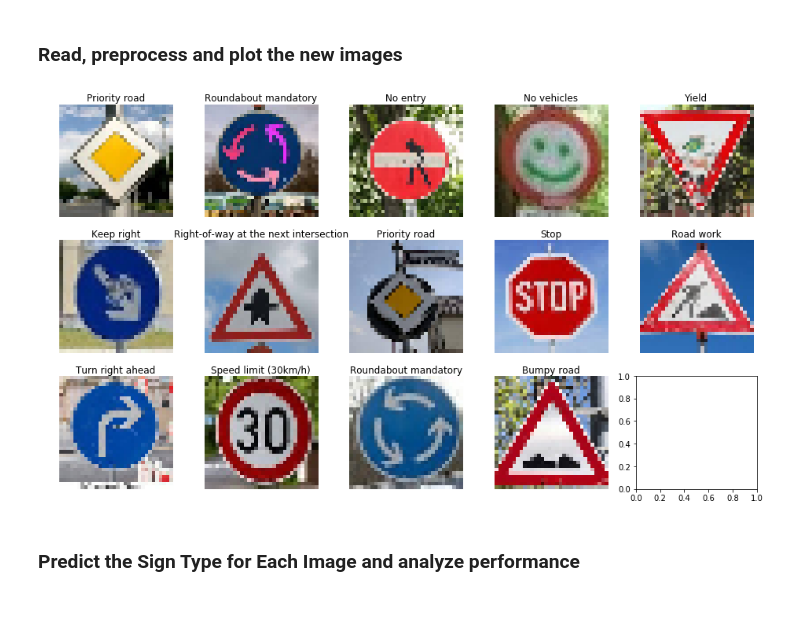
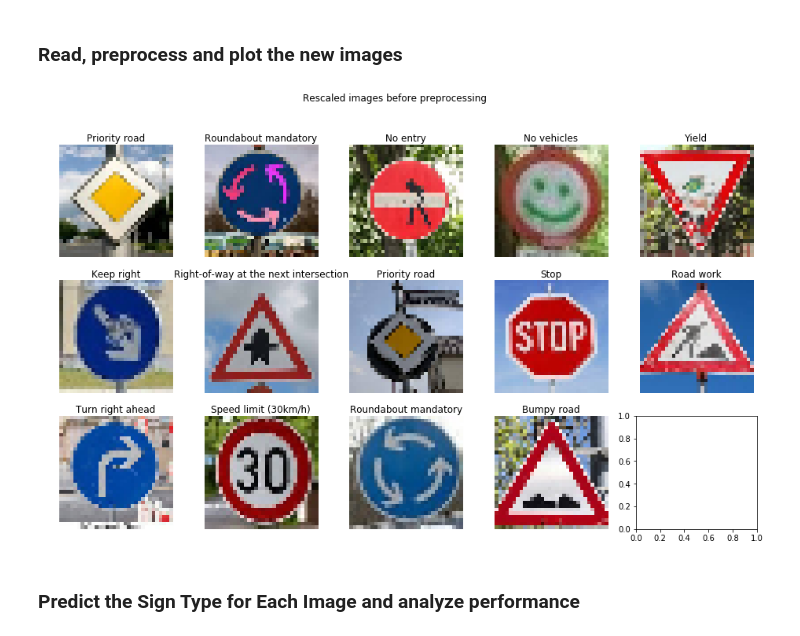
Before and after one commit to fstahl1/traffic-sign-classifier, a Jupyter notebook: Traffic_Sign_Classifier.ipynb, the cells around one changed output. Drawn from its saved outputs; the diff is of its cells as text; code cells hidden in the pictures; blank space fills up the shorter version.

```diff
--- a/Traffic_Sign_Classifier.ipynb
+++ b/Traffic_Sign_Classifier.ipynb
@@ -298,14 +298,18 @@ def x2gray(imgs):
 def norm_img(imgs):
     return np.add(imgs, -128)/128
 
-def preprocess(imgs):
+def preprocess(imgs, prepro_gray=True):
     imgs = norm_img(imgs)
-    imgs = x2gray(imgs)
+    if prepro_gray:
+        imgs = x2gray(imgs)
     return imgs
 # %% [markdown]
 #### Function application
 # %%
-X_train_prepro = preprocess(X_train_aug)
-X_valid_prepro = preprocess(X_valid)
-X_test_prepro = preprocess(X_test)
+# Determines if preprocessing includes grayscaling
+prepro_gray = True
+
+X_train_prepro = preprocess(X_train_aug, prepro_gray)
+X_valid_prepro = preprocess(X_valid, prepro_gray)
+X_test_prepro = preprocess(X_test, prepro_gray)
 # %%
@@ -675,32 +685,34 @@ You may find `signnames.csv` useful as it contains mappings from the class id (i
 # %%
 import os
 
 X_new_test = []
 path = './traffic_sign_images/'
 
 img_names = sorted(os.listdir(path))
 n_imgs = len(img_names)
 
 
 X_test_new = np.zeros([len(img_names), 32, 32, 3], dtype=np.uint8)
 y_test_new = np.array([12, 40, 17, 15, 13, 38, 11, 12, 14, 25, 33,  1, 40, 22])
 
 fig, axs = plt.subplots(3,5,figsize=(16,9))
 axs = axs.ravel()
 
+plt.suptitle('Rescaled images before preprocessing')
+
 for idx, img_name in enumerate(img_names):
     img = cv2.cvtColor(cv2.imread(path+img_name), cv2.COLOR_BGR2RGB)
     img = cv2.resize(img, (32,32))
     X_test_new[idx] = img
     # plots:
     axs[idx].imshow(X_test_new[idx])
     axs[idx].set_title(map_ids[y_test_new[idx]])
     axs[idx].axis('off')
 
 # preprocess all images
-X_test_new_prepro = preprocess(X_test_new)
+X_test_new_prepro = preprocess(X_test_new, prepro_gray)
 # %% [output]
-[figure, old version]
+[figure, new version]
 # %% [markdown]
 ### Predict the Sign Type for Each Image and analyze performance
 # %%
```
Also changed, not shown: parts of 28 cells of this notebook, 3 other files.
